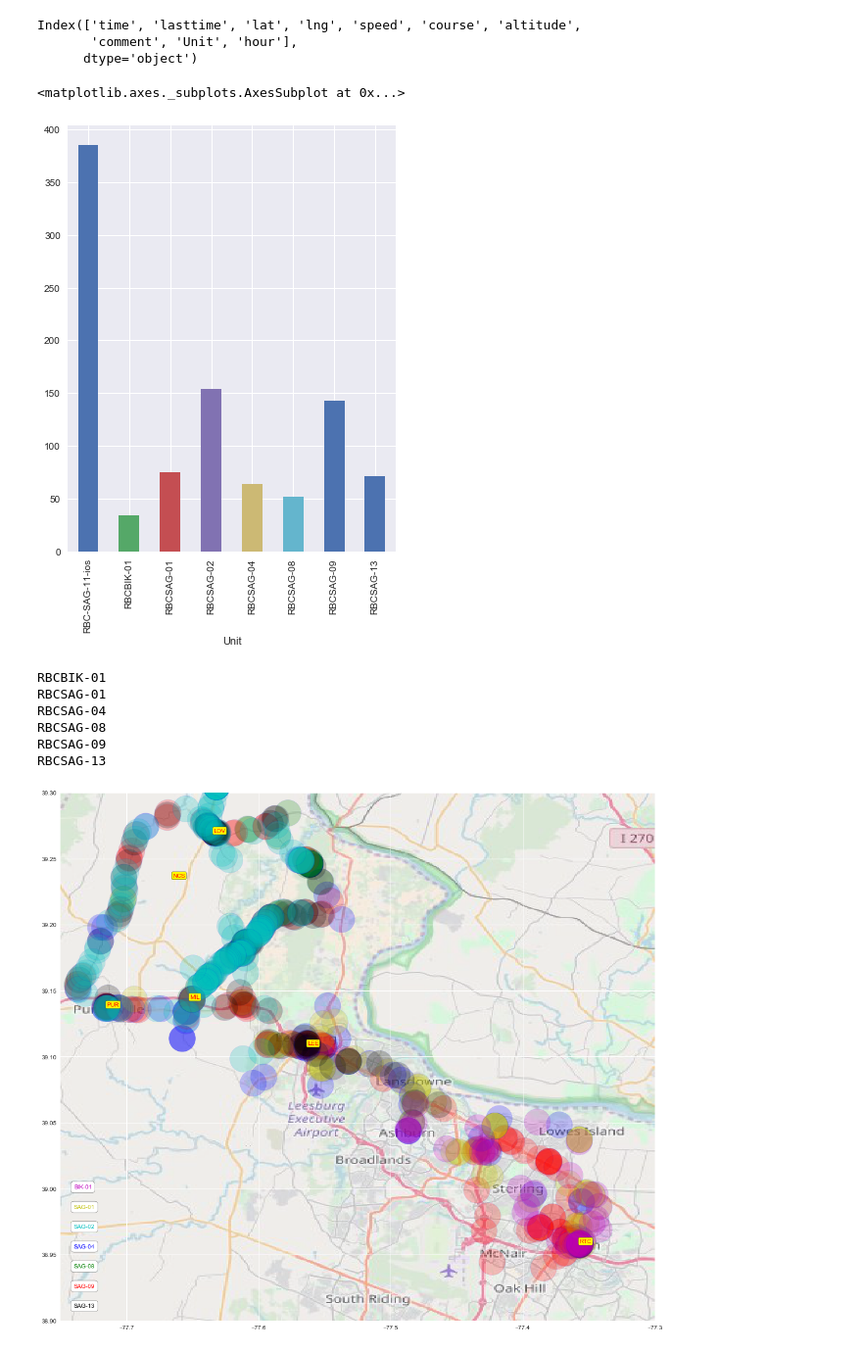
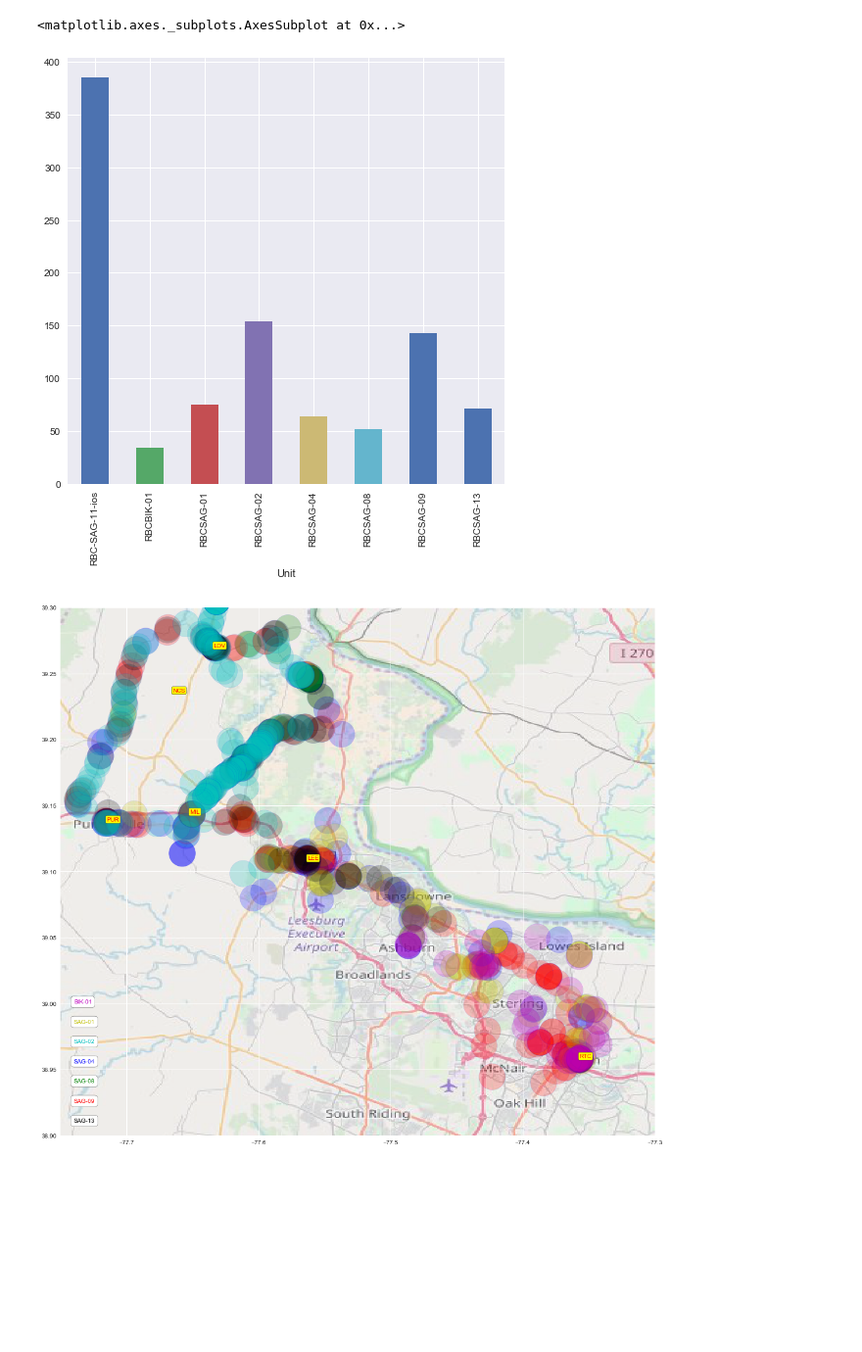
Before and after one commit to PC-LoadLetter/Notebooks, a Jupyter notebook: SAGs.ipynb, the cells around one changed output. Shown at 98% size. Cells and saved outputs as stored; diff of their text form; code cells hidden in the pictures; blank space fills up the shorter version.

```diff
--- a/SAGs.ipynb
+++ b/SAGs.ipynb
@@ -13,18 +11,8 @@ import datetime as dt
-# %%
-df['time'] = df['time'].apply(lambda x: x - dt.timedelta(4/24))
-df['lasttime'] = df['lasttime'].apply(lambda x: x - dt.timedelta(4/24))
 # %%
 df['time'] = pd.to_datetime(df['time'])
 df['lasttime'] = pd.to_datetime(df['lasttime'])
-# %%
-# df['hour'] = df.time.apply(lambda x: x.hour)
-df.columns
-# %% [output]
-Index(['time', 'lasttime', 'lat', 'lng', 'speed', 'course', 'altitude',
-       'comment', 'Unit', 'hour'],
-      dtype='object')
 # %%
-df.groupby(by=['Unit'])['lat'].count().plot(kind='bar', figsize=(6,8))
+df.groupby(by=['Unit'])['lat'].count().plot(kind='bar', figsize=(8,8))
 # %% [output]
 <matplotlib.axes._subplots.AxesSubplot at 0x...>
-[figure, old version]
+[figure, new version]
@@ -34,16 +20,6 @@ df['unit2'] = df['Unit'].apply(lambda x: x.split('RBC')[1])
 df['c'] = ''
 for i,j in zip(df.Unit.unique(),['r','y','b','g','k','m','w']):
     df.loc[df['Unit'] == i,'c'] = j
-# %%
-for key,values in sorted(df2.groupby(by='Unit')['c'].max().to_dict().items()):
-    print(key)
-# %% [output]
-RBCBIK-01
-RBCSAG-01
-RBCSAG-04
-RBCSAG-08
-RBCSAG-09
-RBCSAG-13
 # %%
 import numpy as np
 import matplotlib.pyplot as plt
```
Also changed, not shown: parts of 14 cells of this notebook, 1 other file.
